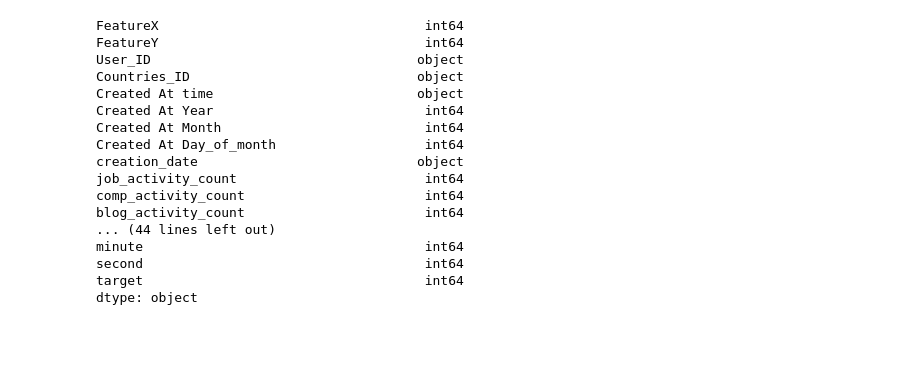
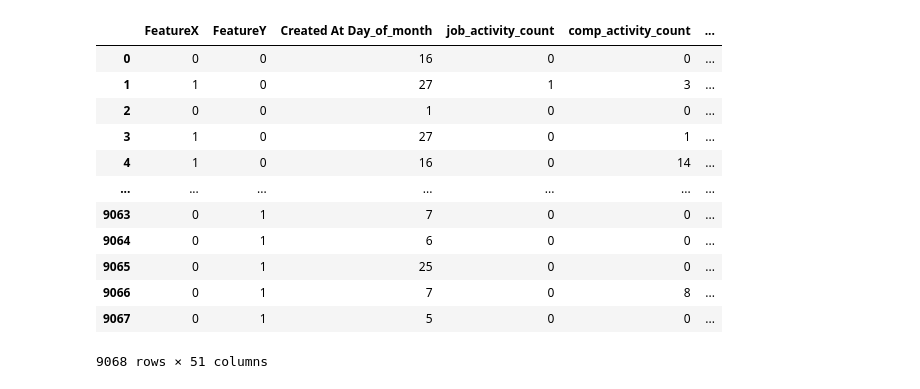
Before and after one commit to OmarFetou7/New-User-Engagement, a Jupyter notebook: models.ipynb, the cells around one changed output. Cells and saved outputs as stored; diff of their text form; code cells hidden in the pictures; blank space fills up the shorter version.

```diff
--- a/models.ipynb
+++ b/models.ipynb
@@ -14,21 +17 @@ from xgboost import XGBClassifier
-# %%
-df.dtypes
-# %% [output]
-FeatureX                                  int64
-FeatureY                                  int64
-User_ID                                  object
-Countries_ID                             object
-Created At time                          object
-Created At Year                           int64
-Created At Month                          int64
-Created At Day_of_month                   int64
-creation_date                            object
-job_activity_count                        int64
-comp_activity_count                       int64
-blog_activity_count                       int64
-... (44 lines left out)
-minute                                    int64
-second                                    int64
-target                                    int64
-dtype: object
 # %%
@@ -45,6 +27,22 @@ X_train_scaled = scaler.fit_transform(X_train)
 X_test_scaled = scaler.transform(X_test)
 # smote = SMOTE(random_state=42)
 # X_train_resampled, y_train_resampled = smote.fit_resample(X_train_scaled, y_train)
+# %%
+X
+# %% [output]
+|  | FeatureX | FeatureY | Created At Day_of_month | job_activity_count | comp_activity_count | ... |
+| 0 | 0 | 0 | 16 | 0 | 0 | ... |
+| 1 | 1 | 0 | 27 | 1 | 3 | ... |
+| 2 | 0 | 0 | 1 | 0 | 0 | ... |
+| 3 | 1 | 0 | 27 | 0 | 1 | ... |
+| 4 | 1 | 0 | 16 | 0 | 14 | ... |
+| ... | ... | ... | ... | ... | ... | ... |
+| 9063 | 0 | 1 | 7 | 0 | 0 | ... |
+| 9064 | 0 | 1 | 6 | 0 | 0 | ... |
+| 9065 | 0 | 1 | 25 | 0 | 0 | ... |
+| 9066 | 0 | 1 | 7 | 0 | 8 | ... |
+| 9067 | 0 | 1 | 5 | 0 | 0 | ... |
+9068 rows × 51 columns
 # %%
 from sklearn.ensemble import RandomForestClassifier
 clf = RandomForestClassifier(
```
Also changed, not shown: parts of 20 cells of this notebook, 4 other files.
